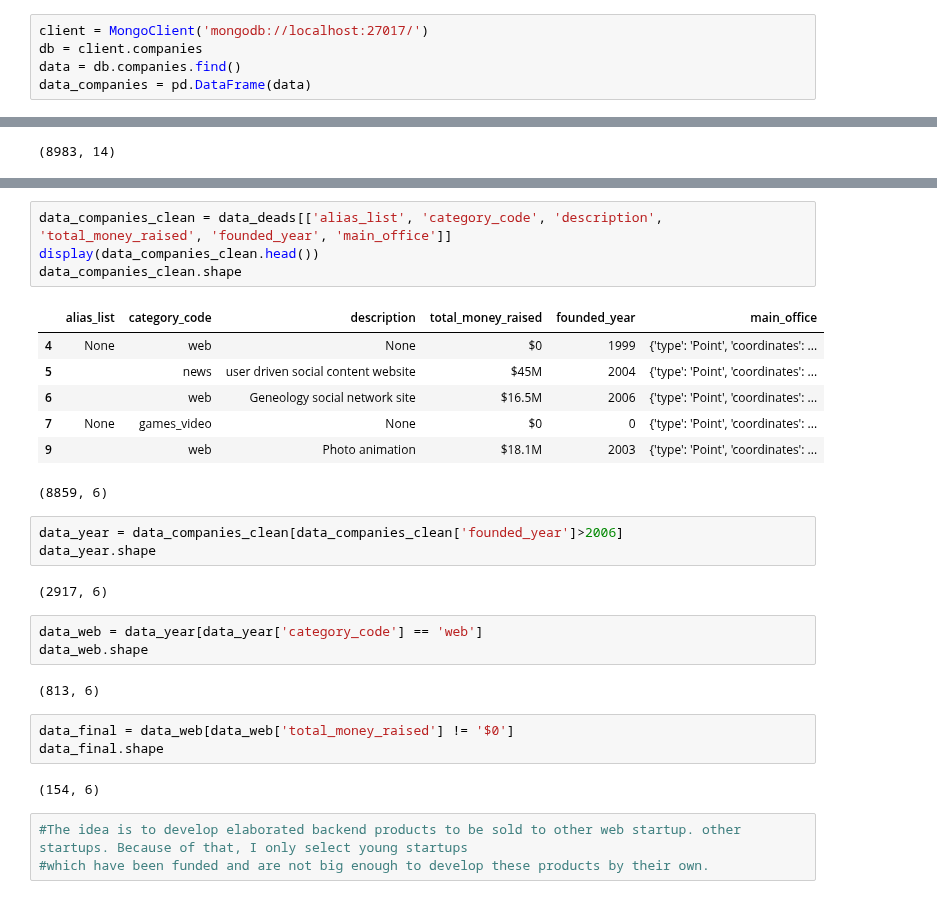
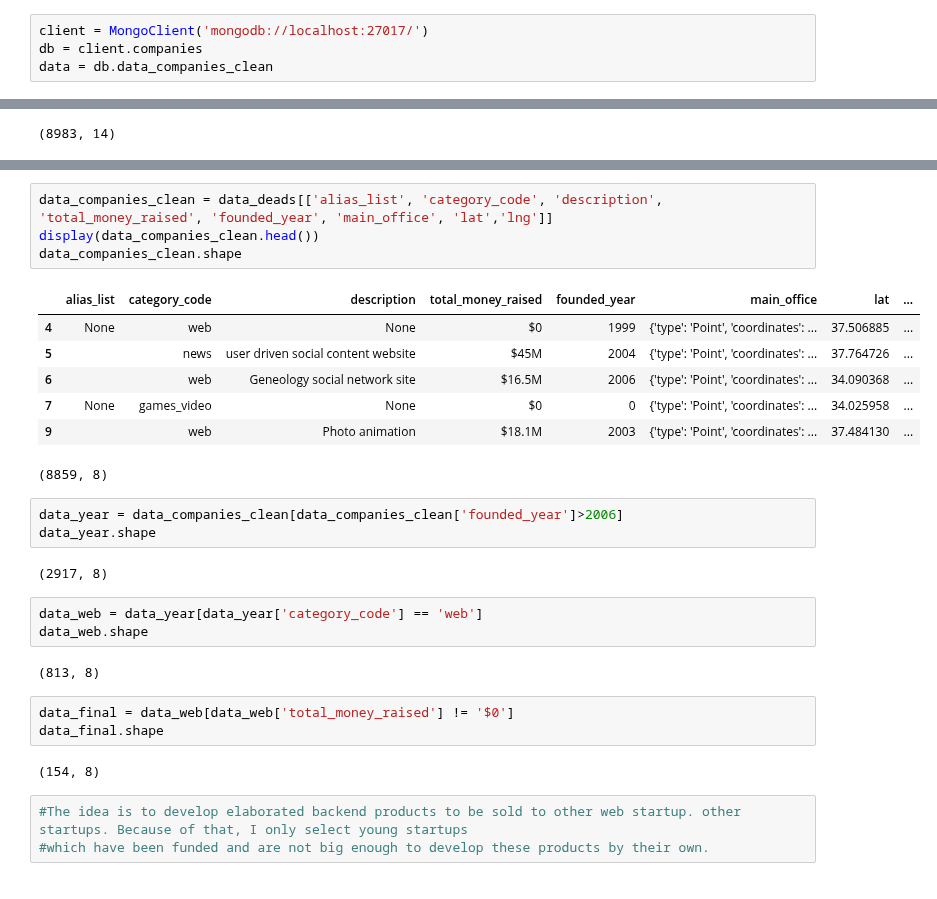
Before and after one commit to aiborra11/Geoquery-project, a Jupyter notebook: Untitled.ipynb, the cells around one changed output, grey strips where cells are left out. Saved outputs shown, nothing was run; the diff lists cells and outputs as text.

```diff
--- a/Untitled.ipynb
+++ b/Untitled.ipynb
@@ -6,5 +6,4 @@ import re
 # %%
 client = MongoClient('mongodb://localhost:27017/')
 db = client.companies
-data = db.companies.find()
-data_companies = pd.DataFrame(data)
+data = db.data_companies_clean
@@ -163,32 +149,32 @@ display(data_deads.head())
 | 7 | None | games_video | None | $0 | 0 | [{'description': None, 'address1'... | NaN | ... |
 | 9 |  | web | Photo animation | $18.1M | 2003 | [{'description': None, 'address1'... | NaN | ... |
 # %%
-data_companies_clean = data_deads[['alias_list', 'category_code', 'description', 'total_money_raised', 'founded_year', 'main_office']]
+data_companies_clean = data_deads[['alias_list', 'category_code', 'description', 'total_money_raised', 'founded_year', 'main_office', 'lat','lng']]
 display(data_companies_clean.head())
 data_companies_clean.shape
 # %% [output]
-|  | alias_list | category_code | description | total_money_raised | founded_year | main_office |
-| 4 | None | web | None | $0 | 1999 | {'type': 'Point', 'coordinates': ... |
-| 5 |  | news | user driven social content website | $45M | 2004 | {'type': 'Point', 'coordinates': ... |
-| 6 |  | web | Geneology social network site | $16.5M | 2006 | {'type': 'Point', 'coordinates': ... |
-| 7 | None | games_video | None | $0 | 0 | {'type': 'Point', 'coordinates': ... |
-| 9 |  | web | Photo animation | $18.1M | 2003 | {'type': 'Point', 'coordinates': ... |
+|  | alias_list | category_code | description | total_money_raised | founded_year | main_office | lat | ... |
+| 4 | None | web | None | $0 | 1999 | {'type': 'Point', 'coordinates': ... | 37.506885 | ... |
+| 5 |  | news | user driven social content website | $45M | 2004 | {'type': 'Point', 'coordinates': ... | 37.764726 | ... |
+| 6 |  | web | Geneology social network site | $16.5M | 2006 | {'type': 'Point', 'coordinates': ... | 34.090368 | ... |
+| 7 | None | games_video | None | $0 | 0 | {'type': 'Point', 'coordinates': ... | 34.025958 | ... |
+| 9 |  | web | Photo animation | $18.1M | 2003 | {'type': 'Point', 'coordinates': ... | 37.484130 | ... |
-(8859, 6)
+(8859, 8)
 # %%
 data_year = data_companies_clean[data_companies_clean['founded_year']>2006]
 data_year.shape
 # %% [output]
-(2917, 6)
+(2917, 8)
 # %%
 data_web = data_year[data_year['category_code'] == 'web']
 data_web.shape
 # %% [output]
-(813, 6)
+(813, 8)
 # %%
 data_final = data_web[data_web['total_money_raised'] != '$0']
 data_final.shape
 # %% [output]
-(154, 6)
+(154, 8)
 # %%
 #The idea is to develop elaborated backend products to be sold to other web startup. other startups. Because of that, I only select young startups
 #which have been funded and are not big enough to develop these products by their own.
```
Also changed, not shown: parts of 3 cells of this notebook, 2 other files.
